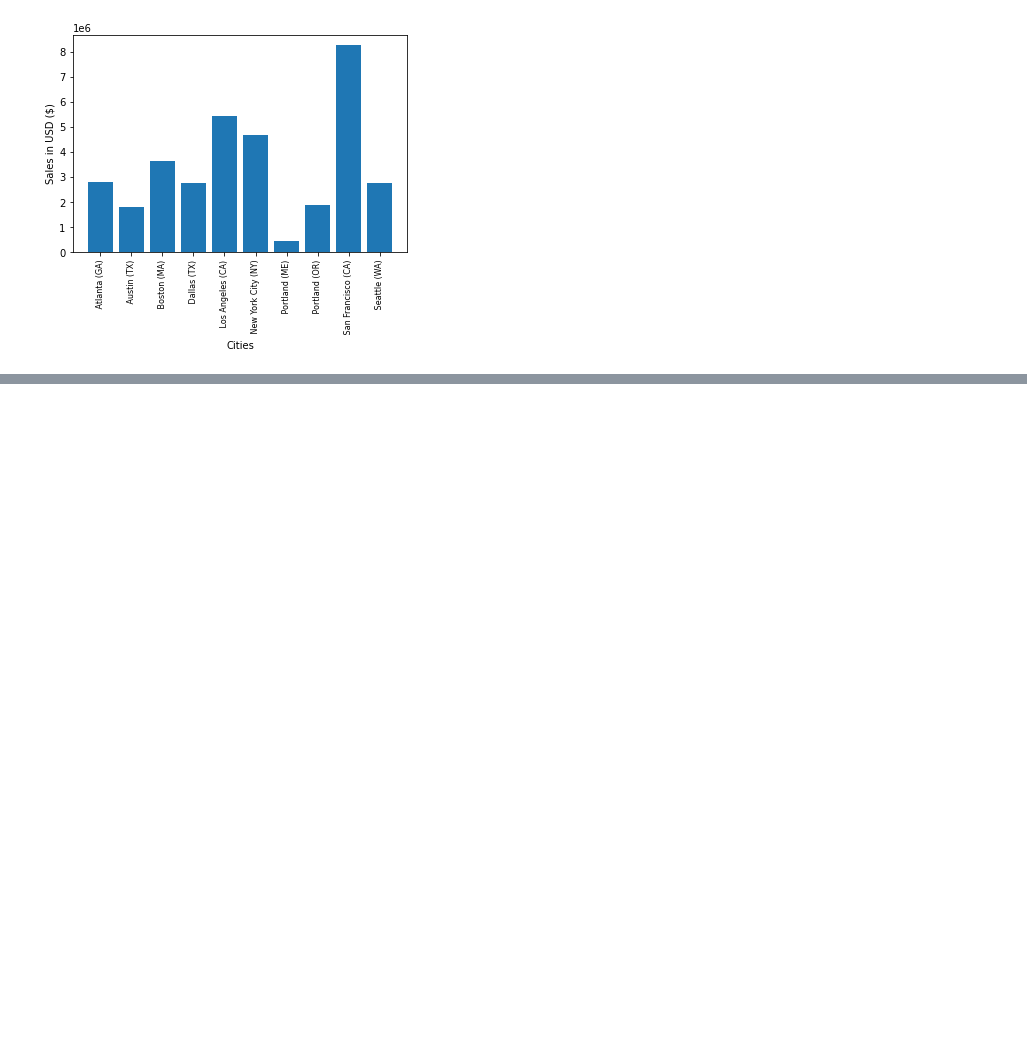
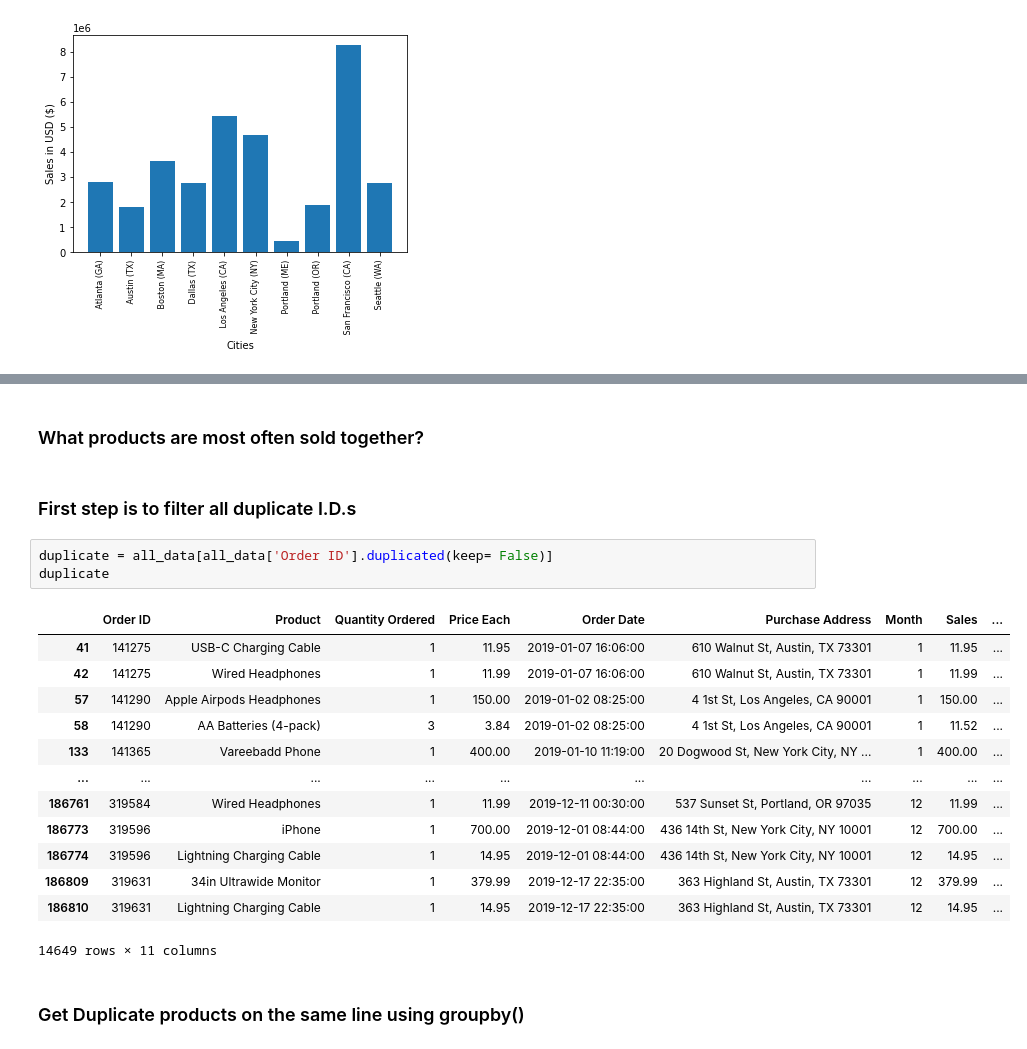
Before and after one commit to JJRJR/sales_analysis_python, a Jupyter notebook: Sales_Data/salesanalysis.ipynb, the cells around one changed output, grey strips where cells are left out. Drawn from its saved outputs; the diff is of its cells as text; blank space fills up the shorter version.

```diff
--- a/Sales_Data/salesanalysis.ipynb
+++ b/Sales_Data/salesanalysis.ipynb
@@ -224,0 +263,23 @@ print(merged_file_2019.dtypes)
+# %% [markdown]
+### What products are most often sold together?
+# %% [markdown]
+### First step is to filter all duplicate I.D.s
+# %%
+duplicate = all_data[all_data['Order ID'].duplicated(keep= False)]
+duplicate
+# %% [output]
+|  | Order ID | Product | Quantity Ordered | Price Each | Order Date | Purchase Address | Month | Sales | ... |
+| 41 | 141275 | USB-C Charging Cable | 1 | 11.95 | 2019-01-07 16:06:00 | 610 Walnut St, Austin, TX 73301 | 1 | 11.95 | ... |
+| 42 | 141275 | Wired Headphones | 1 | 11.99 | 2019-01-07 16:06:00 | 610 Walnut St, Austin, TX 73301 | 1 | 11.99 | ... |
+| 57 | 141290 | Apple Airpods Headphones | 1 | 150.00 | 2019-01-02 08:25:00 | 4 1st St, Los Angeles, CA 90001 | 1 | 150.00 | ... |
+| 58 | 141290 | AA Batteries (4-pack) | 3 | 3.84 | 2019-01-02 08:25:00 | 4 1st St, Los Angeles, CA 90001 | 1 | 11.52 | ... |
+| 133 | 141365 | Vareebadd Phone | 1 | 400.00 | 2019-01-10 11:19:00 | 20 Dogwood St, New York City, NY ... | 1 | 400.00 | ... |
+| ... | ... | ... | ... | ... | ... | ... | ... | ... | ... |
+| 186761 | 319584 | Wired Headphones | 1 | 11.99 | 2019-12-11 00:30:00 | 537 Sunset St, Portland, OR 97035 | 12 | 11.99 | ... |
+| 186773 | 319596 | iPhone | 1 | 700.00 | 2019-12-01 08:44:00 | 436 14th St, New York City, NY 10001 | 12 | 700.00 | ... |
+| 186774 | 319596 | Lightning Charging Cable | 1 | 14.95 | 2019-12-01 08:44:00 | 436 14th St, New York City, NY 10001 | 12 | 14.95 | ... |
+| 186809 | 319631 | 34in Ultrawide Monitor | 1 | 379.99 | 2019-12-17 22:35:00 | 363 Highland St, Austin, TX 73301 | 12 | 379.99 | ... |
+| 186810 | 319631 | Lightning Charging Cable | 1 | 14.95 | 2019-12-17 22:35:00 | 363 Highland St, Austin, TX 73301 | 12 | 14.95 | ... |
+14649 rows × 11 columns
+# %% [markdown]
+### Get Duplicate products on the same line using groupby()
```
Also changed, not shown: parts of 21 cells of this notebook, 1 other file.
